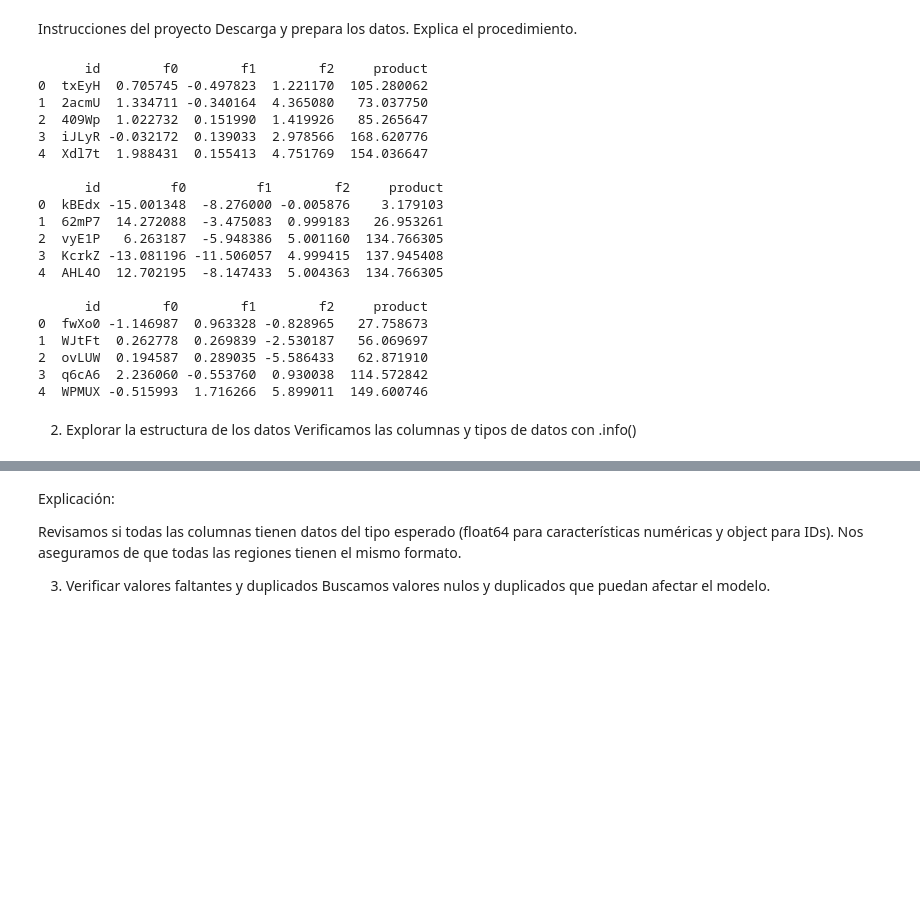
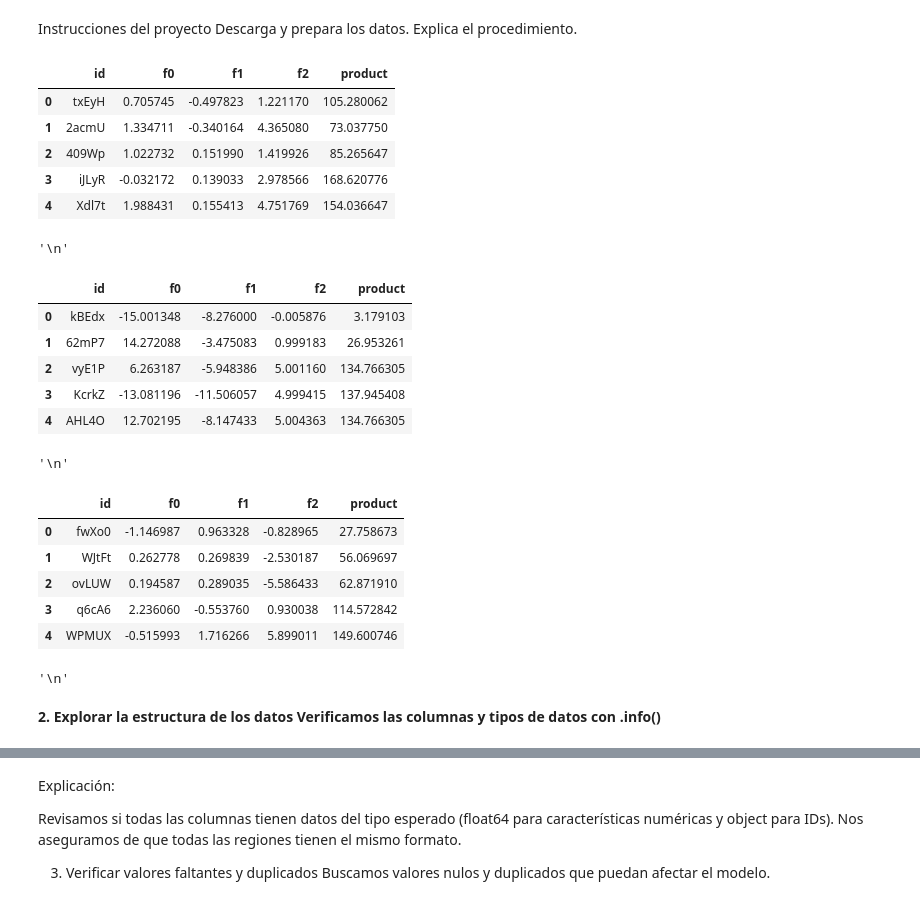
Before and after one commit to albertoisaak/AprendizajeAutomaticoDeNegocios, a Jupyter notebook: Sprint11.ipynb, the cells around one changed output, grey strips where cells are left out. Drawn from its saved outputs; the diff is of its cells as text; code cells hidden in the pictures; blank space fills up the shorter version.

```diff
--- a/Sprint11.ipynb
+++ b/Sprint11.ipynb
@@ -16,45 +16,46 @@ Descarga y prepara los datos. Explica el procedimiento.
 # %%
 import pandas as pd
 from sklearn.model_selection import train_test_split
 from sklearn.linear_model import LinearRegression
 from sklearn.metrics import mean_squared_error
 
 import numpy as np
 
 
 # Cargar los datos en DataFrames
 df_0 = pd.read_csv('geo_data_0.csv')
 df_1 = pd.read_csv('geo_data_1.csv')
 df_2 = pd.read_csv('geo_data_2.csv')
 
 # Mostrar las primeras filas de cada conjunto de datos
-print(df_0.head(), "\n")
-print(df_1.head(), "\n")
-print(df_2.head(), "\n")
+display(df_0.head(), "\n")
+display(df_1.head(), "\n")
+display(df_2.head(), "\n")
 # %% [output]
+|  | id | f0 | f1 | f2 | product |
+| 0 | txEyH | 0.705745 | -0.497823 | 1.221170 | 105.280062 |
+| 1 | 2acmU | 1.334711 | -0.340164 | 4.365080 | 73.037750 |
+| 2 | 409Wp | 1.022732 | 0.151990 | 1.419926 | 85.265647 |
+| 3 | iJLyR | -0.032172 | 0.139033 | 2.978566 | 168.620776 |
+| 4 | Xdl7t | 1.988431 | 0.155413 | 4.751769 | 154.036647 |
-      id        f0        f1        f2     product
-0  txEyH  0.705745 -0.497823  1.221170  105.280062
-1  2acmU  1.334711 -0.340164  4.365080   73.037750
-2  409Wp  1.022732  0.151990  1.419926   85.265647
-3  iJLyR -0.032172  0.139033  2.978566  168.620776
-4  Xdl7t  1.988431  0.155413  4.751769  154.036647
-
-      id         f0         f1        f2     product
-0  kBEdx -15.001348  -8.276000 -0.005876    3.179103
-1  62mP7  14.272088  -3.475083  0.999183   26.953261
-2  vyE1P   6.263187  -5.948386  5.001160  134.766305
-3  KcrkZ -13.081196 -11.506057  4.999415  137.945408
-4  AHL4O  12.702195  -8.147433  5.004363  134.766305
-
-      id        f0        f1        f2     product
-0  fwXo0 -1.146987  0.963328 -0.828965   27.758673
-1  WJtFt  0.262778  0.269839 -2.530187   56.069697
-2  ovLUW  0.194587  0.289035 -5.586433   62.871910
-3  q6cA6  2.236060 -0.553760  0.930038  114.572842
-4  WPMUX -0.515993  1.716266  5.899011  149.600746
+'\n'
+|  | id | f0 | f1 | f2 | product |
+| 0 | kBEdx | -15.001348 | -8.276000 | -0.005876 | 3.179103 |
+| 1 | 62mP7 | 14.272088 | -3.475083 | 0.999183 | 26.953261 |
+| 2 | vyE1P | 6.263187 | -5.948386 | 5.001160 | 134.766305 |
+| 3 | KcrkZ | -13.081196 | -11.506057 | 4.999415 | 137.945408 |
+| 4 | AHL4O | 12.702195 | -8.147433 | 5.004363 | 134.766305 |
+'\n'
+|  | id | f0 | f1 | f2 | product |
+| 0 | fwXo0 | -1.146987 | 0.963328 | -0.828965 | 27.758673 |
+| 1 | WJtFt | 0.262778 | 0.269839 | -2.530187 | 56.069697 |
+| 2 | ovLUW | 0.194587 | 0.289035 | -5.586433 | 62.871910 |
+| 3 | q6cA6 | 2.236060 | -0.553760 | 0.930038 | 114.572842 |
+| 4 | WPMUX | -0.515993 | 1.716266 | 5.899011 | 149.600746 |
+'\n'
 # %% [markdown]
-2. Explorar la estructura de los datos
-Verificamos las columnas y tipos de datos con .info()
+**2. Explorar la estructura de los datos
+Verificamos las columnas y tipos de datos con .info()**
 # %%
 print(df_0.info(), "\n")
 print(df_1.info(), "\n")
```
Also changed, not shown: parts of 13 cells of this notebook, 23 other files.
